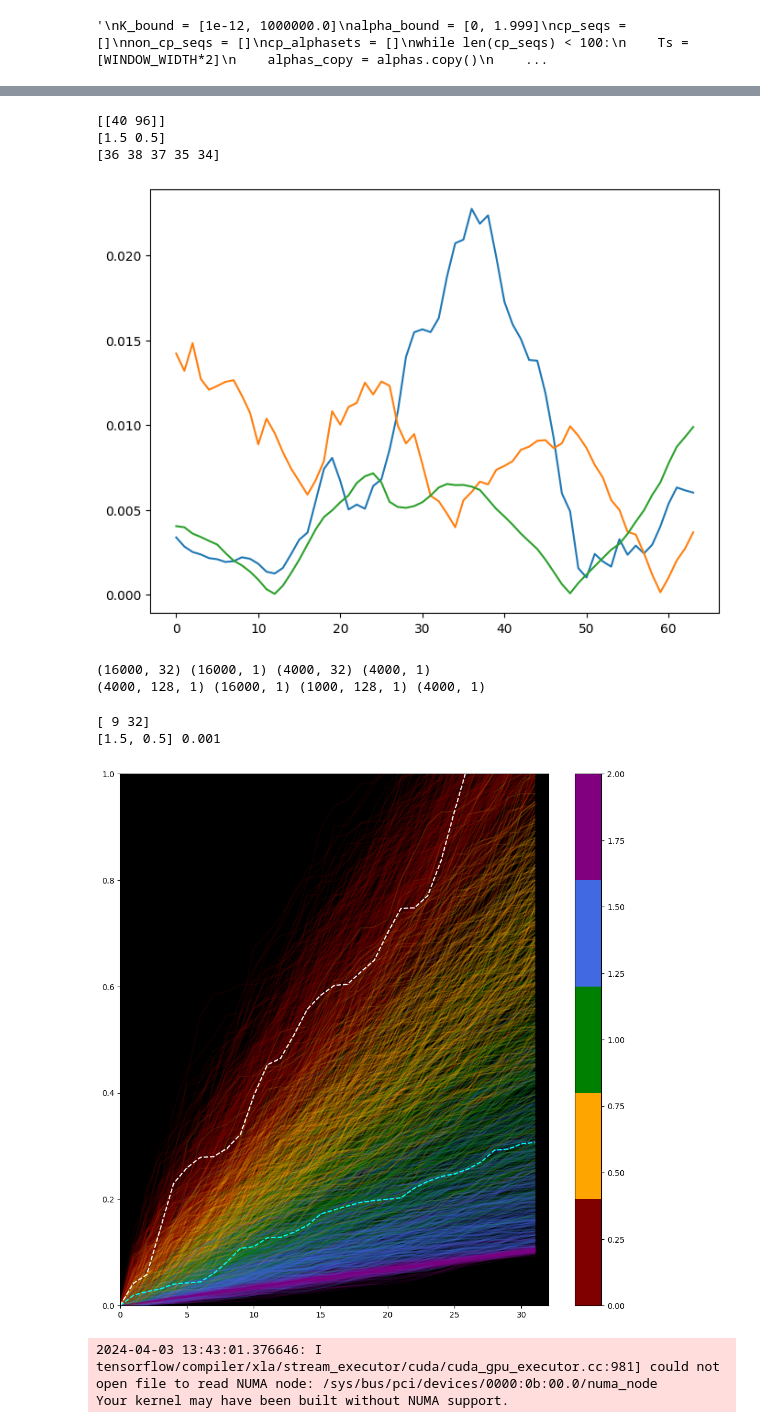
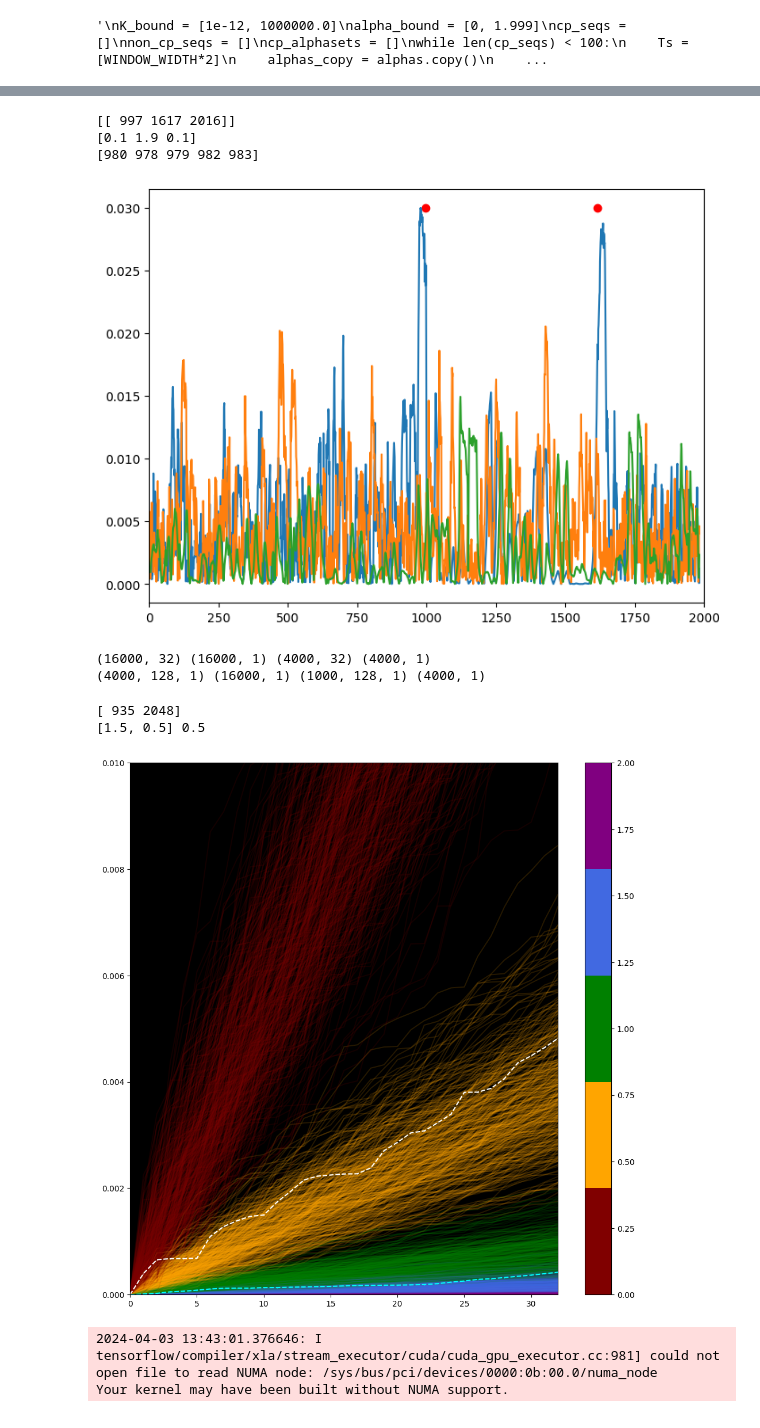
Before and after one commit to JunwooParkSaribu/SPT_a, a Jupyter notebook: analysis_modeling/training_sample5.ipynb, the cells around one changed output, grey strips where cells are left out. Cells and saved outputs as stored; diff of their text form; code cells hidden in the pictures.

```diff
--- a/analysis_modeling/training_sample5.ipynb
+++ b/analysis_modeling/training_sample5.ipynb
@@ -33,7 +33,7 @@ mpl.rcParams['axes.grid'] = False
 # %%
 TIME_INTERVAL = 1
 NB_INPUT_FEATURES = 1
-WINDOW_WIDTH=128
+WINDOW_WIDTH=2048
 SHIFT=32
 SHUFFLE=True
 MAX_EPOCHS = 10000
@@ -471,21 +471,21 @@ while cur_nb < nb:
     trajs_model, labels_model = models_phenom().multi_state(N=2,
                                                             L=None,
                                                             T=T,
-                                                            alphas=[0.5, 1.5],  # Fixed alpha for each state
+                                                            alphas=[0.1, 1.9],  # Fixed alpha for each state
                                                             Ds=[[0.5, 0.0], [0.5, 0.0]],# Mean and variance of each state
                                                             M=[[0.999, 0.001], [0.001, 0.999]]
                                                            )
     non_trajs_model, non_labels = models_phenom().multi_state(N=2,
                                                             L=None,
                                                             T=T,
-                                                            alphas=[0.5, 0.5],  # Fixed alpha for each state
+                                                            alphas=[0.001, 0.001],  # Fixed alpha for each state
                                                             Ds=[[0.5, 0.0], [0.5, 0.0]],# Mean and variance of each state
                                                             M=[[1.0, 0.0], [0.0, 1.0]]
                                                            )
     non_trajs_model2, non_labels2 = models_phenom().multi_state(N=2,
                                                             L=None,
                                                             T=T,
-                                                            alphas=[1.5, 1.5],  # Fixed alpha for each state
+                                                            alphas=[1.7, 1.7],  # Fixed alpha for each state
                                                             Ds=[[0.5, 0.0], [0.5, 0.0]],# Mean and variance of each state
                                                             M=[[1.0, 0.0], [0.0, 1.0]]
                                                            )
@@ -565,12 +557,15 @@ plt.plot(check_seq(left_seqs, right_seqs))
 plt.plot(check_seq(non_left_seqs, non_right_seqs))
 plt.plot(check_seq(non_left_seqs2, non_right_seqs2))
 #plt.ylim([0, 0.1])
+plt.xlim([0, 2000])
+plt.scatter((np.array(seq_change_points) - SEARCH_WIDTH)[0][:-1],
+            [np.max(check_seq(left_seqs, right_seqs))] * len((np.array(seq_change_points) - SEARCH_WIDTH)[0][:-1]), c='red')
 print(np.argsort(check_seq(left_seqs, right_seqs))[::-1][:5])
 # %% [output]
-[[40 96]]
-[1.5 0.5]
-[36 38 37 35 34]
+[[ 997 1617 2016]]
+[0.1 1.9 0.1]
+[980 978 979 982 983]
-[figure, old version]
+[figure, new version]
 # %%
 print(train_input.shape, train_label.shape, val_input.shape, val_label.shape)
 train_input = train_input.reshape((-1, WINDOW_WIDTH, NB_INPUT_FEATURES))
@@ -582,33 +577,33 @@ print(train_input.shape, train_label.shape, val_input.shape, val_label.shape)
 # %%
 fig = plt.figure(figsize=(12,12))
 ax = plt.axes()
 ax.set_facecolor("black")
 cmap = mpl.colors.ListedColormap(color_set)
 myrange = np.arange(35, 36)
 print(seq_change_points[myrange[0]])
 for i in range(0, 2000):
     color = color_set[train_label[i][0]]
     ax.plot(train_input[i], label=f'{train_label[i]}', color=color, alpha=0.15, zorder=-1)
 
 
 for cp_seq, changepoint_alpha, non_cp_seq, non_cp_alpha in zip(cp_seqs[myrange[0]:myrange[0]+1],
                                                                cp_alphasets[myrange[0]:myrange[0]+1],
                                                                non_cp_seqs[myrange[0]:myrange[0]+1],
                                                                non_cp_alphasets[myrange[0]:myrange[0]+1]):
     print(changepoint_alpha, non_cp_alpha)
     ax.plot(cp_seq, color='aqua', alpha=1.0, marker='o', linestyle='dashed', markersize=0.3)
     ax.plot(non_cp_seq, color='white', alpha=1.0, marker='o', linestyle='dashed', markersize=0.3)
 
 
-ax.set_xlim([0, WINDOW_WIDTH])
+ax.set_xlim([0, 32])
 #ax.set_ylim([0, np.max(cp_seq)])
-ax.set_ylim([0.00, 1.0])
+ax.set_ylim([0.00, 0.01])
 fig.colorbar(mpl.cm.ScalarMappable(cmap=cmap, norm=mpl.colors.Normalize(vmin=0, vmax=2)))
 plt.savefig(f'./{WINDOW_WIDTH}.png', transparent=False)
 # %% [output]
-[ 9 32]
-[1.5, 0.5] 0.001
+[ 935 2048]
+[1.5, 0.5] 0.5
-[figure, old version]
+[figure, new version]
 # %%
 train_tf = tf.data.Dataset.from_tensor_slices((train_input, train_label)).batch(BATCH_SIZE)
 val_tf = tf.data.Dataset.from_tensor_slices((val_input, val_label)).batch(BATCH_SIZE)
```
Also changed, not shown: parts of 2 cells of this notebook.
